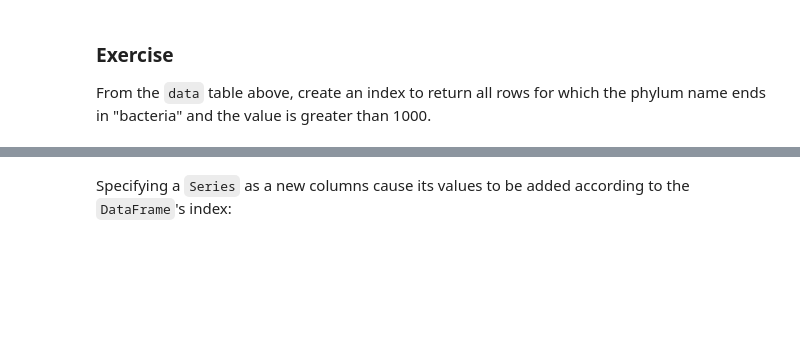
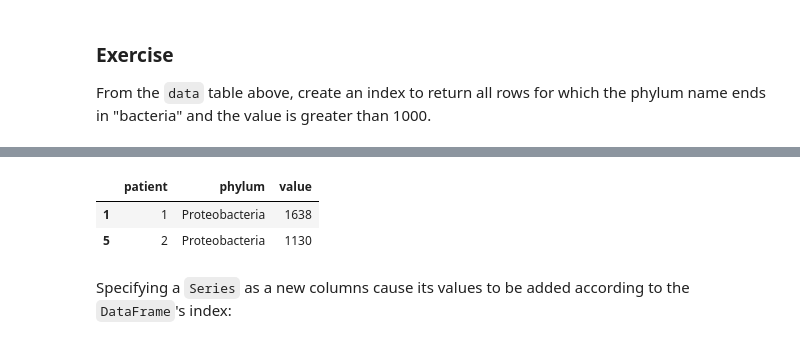
Before and after one commit to nathanquinteiro/ADA-Homework, a Jupyter notebook: 01 - Pandas and Data Wrangling/Intro to Pandas.ipynb, the cells around one changed output, grey strips where cells are left out. Cells and saved outputs as stored; diff of their text form; code cells hidden in the pictures; blank space fills up the shorter version.

```diff
--- a/01 - Pandas and Data Wrangling/Intro to Pandas.ipynb
+++ b/01 - Pandas and Data Wrangling/Intro to Pandas.ipynb
@@ -436,3 +447,9 @@ From the `data` table above, create an index to return all rows for which the ph
+# %%
+data[[name.endswith('bacteria') for name in data.phylum] and [value > 1000 for value in data.value]]
+# %% [output]
+|  | patient | phylum | value |
+| 1 | 1 | Proteobacteria | 1638 |
+| 5 | 2 | Proteobacteria | 1130 |
 # %% [markdown]
 Specifying a `Series` as a new columns cause its values to be added according to the `DataFrame`'s index:
 # %%
```
Also changed, not shown: parts of 9 cells of this notebook.
